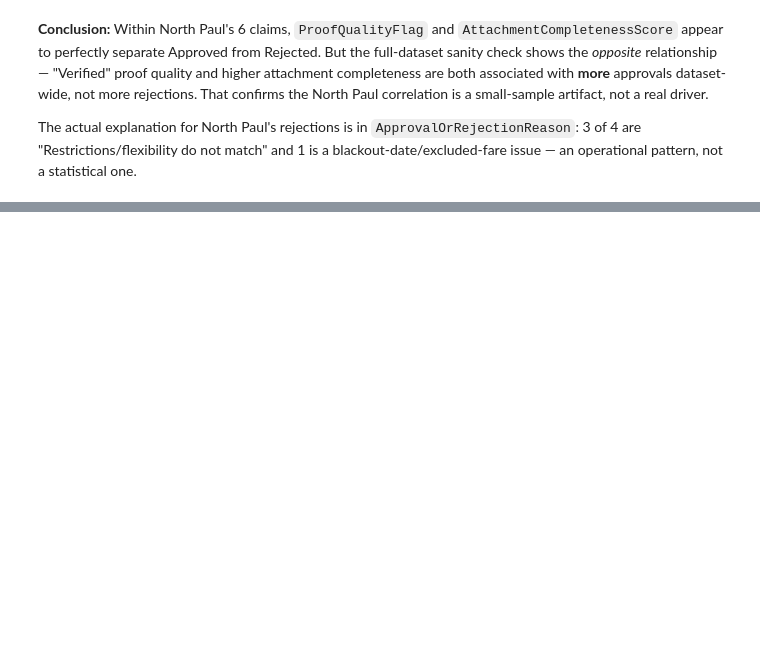
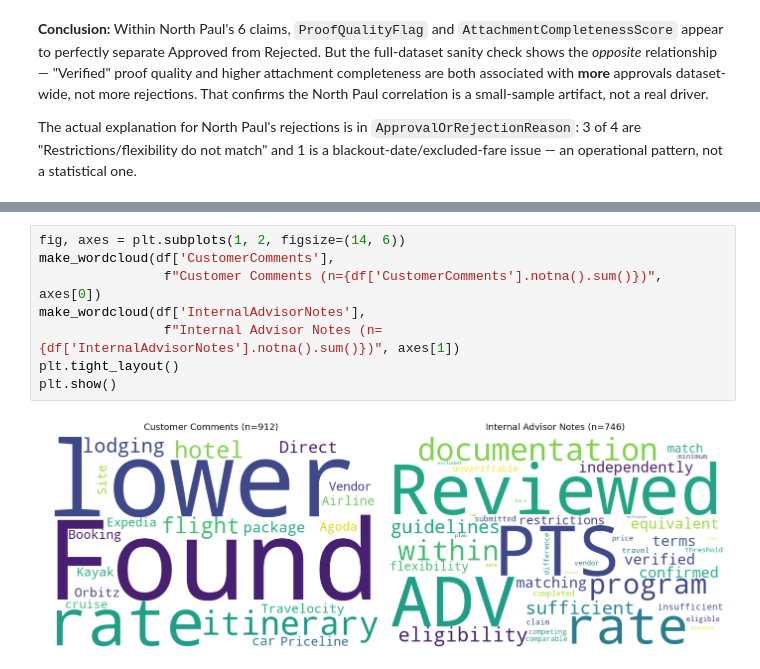
Before and after one commit to dpathak1969/PriceMatchGuarantee, a Jupyter notebook: PMG.ipynb, the cells around one changed output, grey strips where cells are left out. Drawn from its saved outputs; the diff is of its cells as text; blank space fills up the shorter version.

```diff
--- a/PMG.ipynb
+++ b/PMG.ipynb
@@ -213,0 +463,10 @@ The actual explanation for North Paul's rejections is in `ApprovalOrRejectionRea
+# %%
+fig, axes = plt.subplots(1, 2, figsize=(14, 6))
+make_wordcloud(df['CustomerComments'],
+                f"Customer Comments (n={df['CustomerComments'].notna().sum()})", axes[0])
+make_wordcloud(df['InternalAdvisorNotes'],
+                f"Internal Advisor Notes (n={df['InternalAdvisorNotes'].notna().sum()})", axes[1])
+plt.tight_layout()
+plt.show()
+# %% [output]
+[figure, added]
```
Also changed, not shown: parts of 48 cells of this notebook, 1 other file.
